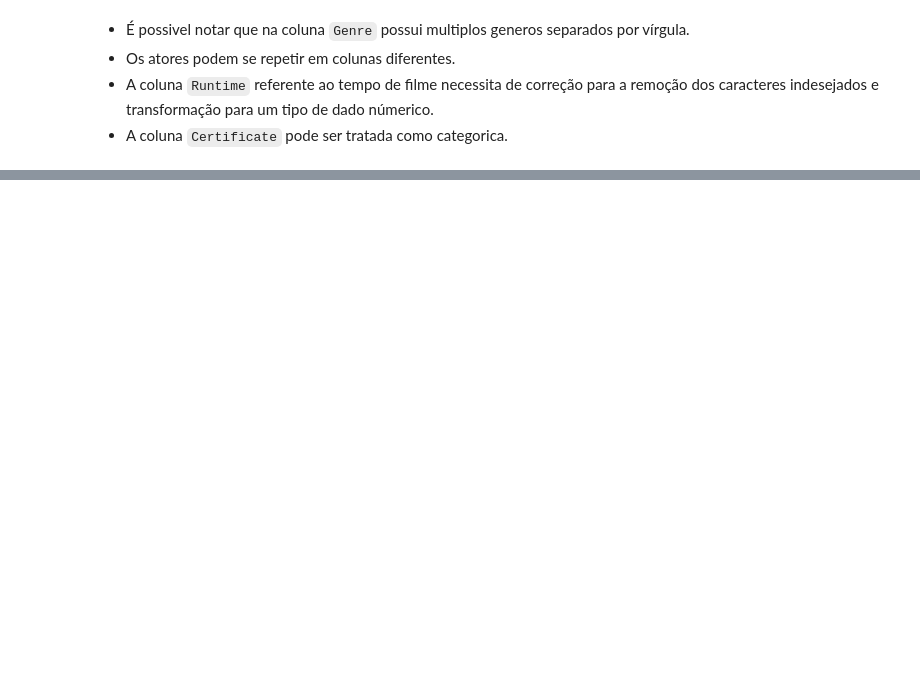
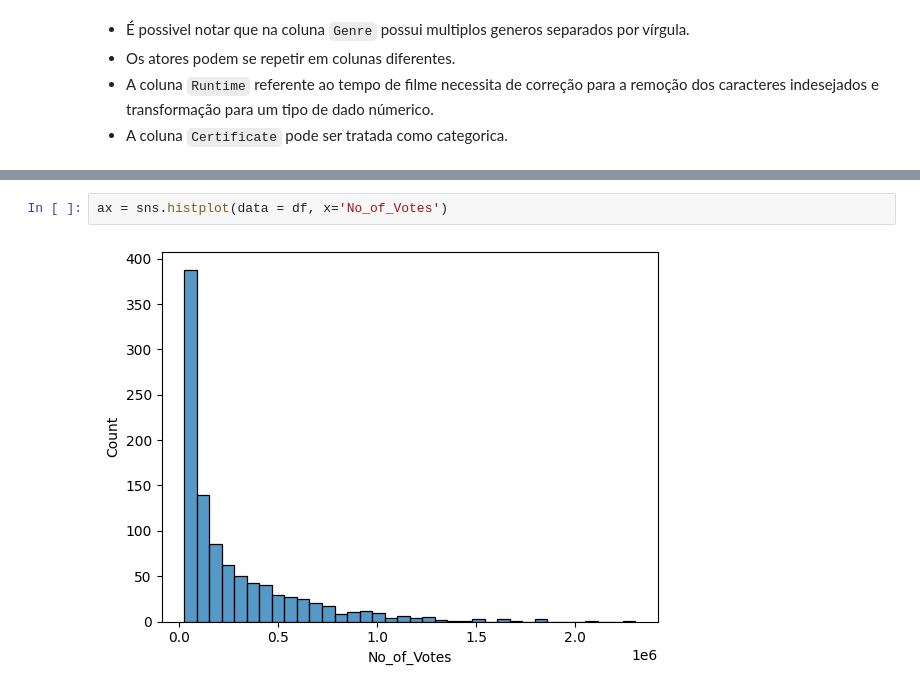
Before and after one commit to AurelioGuilherme/Desafio_Ciencia_de_Dados, a Jupyter notebook: Notebooks/EDA.ipynb, the cells around one changed output, grey strips where cells are left out. Drawn from its saved outputs; the diff is of its cells as text; blank space fills up the shorter version.

```diff
--- a/Notebooks/EDA.ipynb
+++ b/Notebooks/EDA.ipynb
@@ -276,0 +467,4 @@ pd.DataFrame(df_2).explode()
+# %%
+ax = sns.histplot(data = df, x='No_of_Votes')
+# %% [output]
+[figure, added]
```
Also changed, not shown: parts of 69 cells of this notebook, 1 other file.
